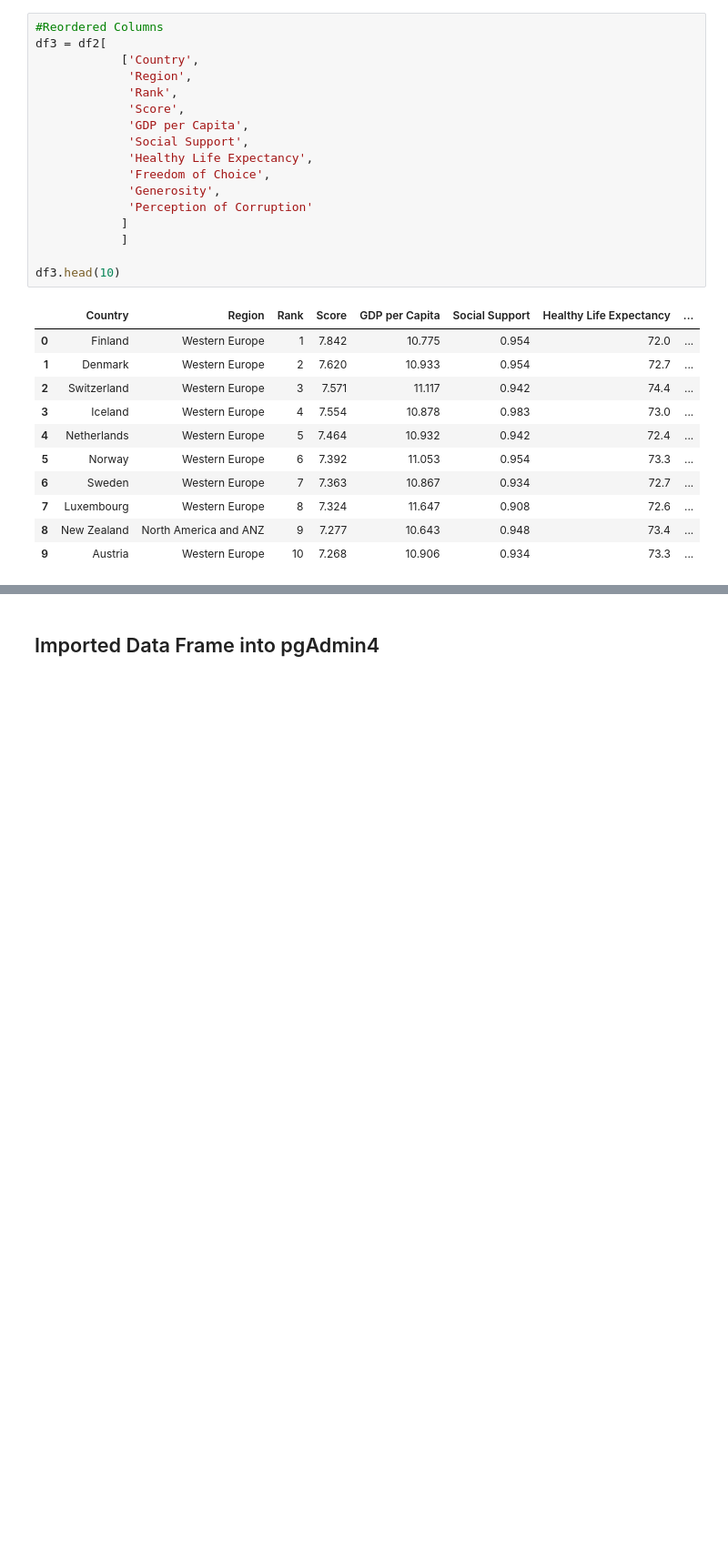
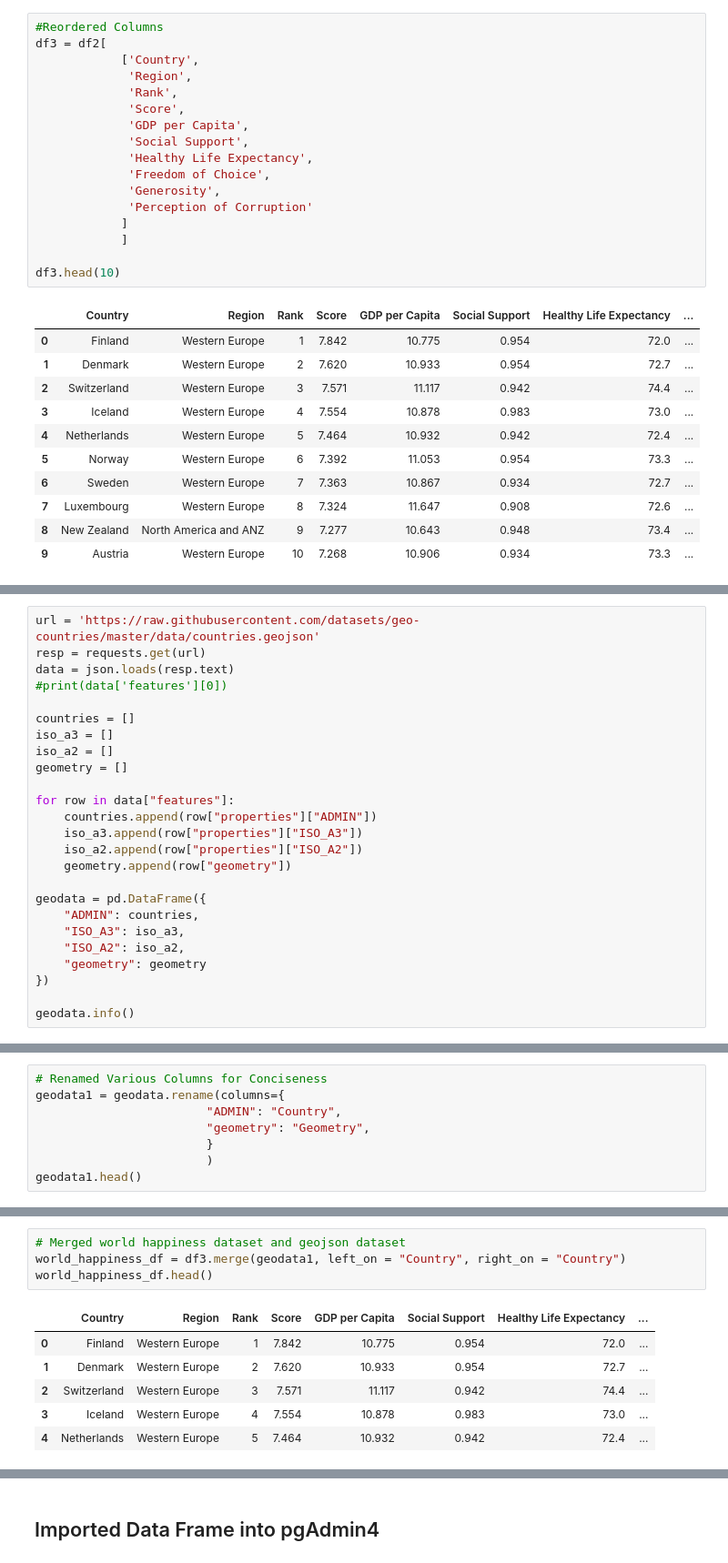
Before and after one commit to tajiabdullah/Project-3, a Jupyter notebook: world_happiness.ipynb, the cells around one changed output, grey strips where cells are left out. Shown: that part at 91% size. Cells and saved outputs as stored; diff of their text form; blank space fills up the shorter version.

```diff
--- a/world_happiness.ipynb
+++ b/world_happiness.ipynb
@@ -171,0 +178,25 @@ df4.head(10)
+# %%
+url = 'https://raw.githubusercontent.com/datasets/geo-countries/master/data/countries.geojson'
+resp = requests.get(url)
+data = json.loads(resp.text)
+#print(data['features'][0])
+
+countries = []
+iso_a3 = []
+iso_a2 = []
+geometry = []
+
+for row in data["features"]:
+    countries.append(row["properties"]["ADMIN"])
+    iso_a3.append(row["properties"]["ISO_A3"])
+    iso_a2.append(row["properties"]["ISO_A2"])
+    geometry.append(row["geometry"])
+
+geodata = pd.DataFrame({
+    "ADMIN": countries,
+    "ISO_A3": iso_a3,
+    "ISO_A2": iso_a2,
+    "geometry": geometry
+})
+
+geodata.info()
@@ -171,0 +215,8 @@ df4.head(10)
+# %%
+# Renamed Various Columns for Conciseness
+geodata1 = geodata.rename(columns={
+                        "ADMIN": "Country",
+                        "geometry": "Geometry",
+                        }
+                        )
+geodata1.head()
@@ -171,0 +230,11 @@ df4.head(10)
+# %%
+# Merged world happiness dataset and geojson dataset
+world_happiness_df = df3.merge(geodata1, left_on = "Country", right_on = "Country")
+world_happiness_df.head()
+# %% [output]
+|  | Country | Region | Rank | Score | GDP per Capita | Social Support | Healthy Life Expectancy | ... |
+| 0 | Finland | Western Europe | 1 | 7.842 | 10.775 | 0.954 | 72.0 | ... |
+| 1 | Denmark | Western Europe | 2 | 7.620 | 10.933 | 0.954 | 72.7 | ... |
+| 2 | Switzerland | Western Europe | 3 | 7.571 | 11.117 | 0.942 | 74.4 | ... |
+| 3 | Iceland | Western Europe | 4 | 7.554 | 10.878 | 0.983 | 73.0 | ... |
+| 4 | Netherlands | Western Europe | 5 | 7.464 | 10.932 | 0.942 | 72.4 | ... |
```
Also changed, not shown: parts of 12 cells of this notebook, 4 other files.
